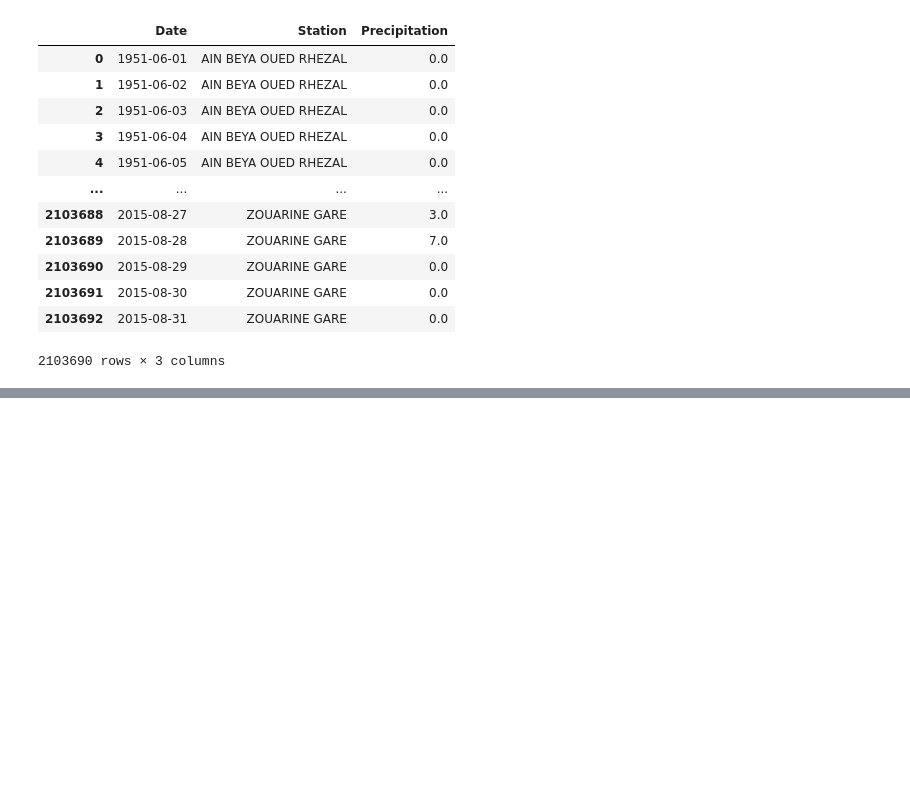
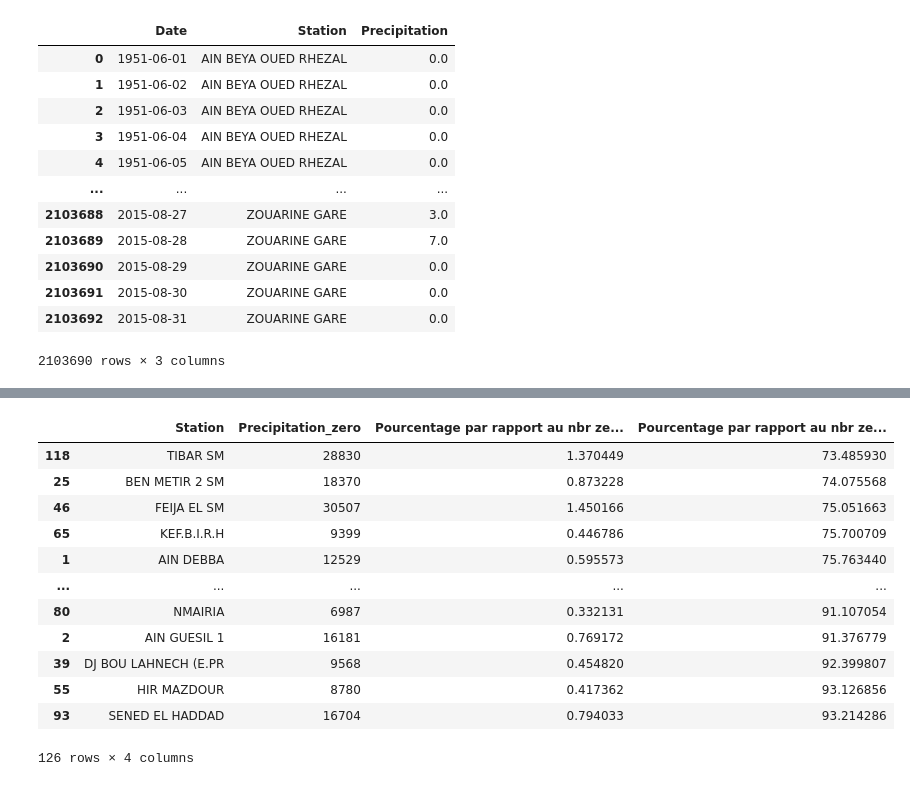
Before and after one commit to linamarwabelkilani/modelisation-hydrologique, a Jupyter notebook: netoyage_des_données_v3.ipynb, the cells around one changed output, grey strips where cells are left out. Drawn from its saved outputs; the diff is of its cells as text; code cells hidden in the pictures; blank space fills up the shorter version.

```diff
--- a/netoyage_des_données_v3.ipynb
+++ b/netoyage_des_données_v3.ipynb
@@ -60,0 +125,18 @@ les nombres des zero :  1745539  pourcontage :  82.97510564769523
+# %%
+#ordre Croissant
+nbr_zero_par_station.sort_values(by=["Pourcentage par rapport au nbr zero station%"],ascending=True, inplace=True)
+nbr_zero_par_station
+# %% [output]
+|  | Station | Precipitation_zero | Pourcentage par rapport au nbr ze... | Pourcentage par rapport au nbr ze... |
+| 118 | TIBAR SM | 28830 | 1.370449 | 73.485930 |
+| 25 | BEN METIR 2 SM | 18370 | 0.873228 | 74.075568 |
+| 46 | FEIJA EL SM | 30507 | 1.450166 | 75.051663 |
+| 65 | KEF.B.I.R.H | 9399 | 0.446786 | 75.700709 |
+| 1 | AIN DEBBA | 12529 | 0.595573 | 75.763440 |
+| ... | ... | ... | ... | ... |
+| 80 | NMAIRIA | 6987 | 0.332131 | 91.107054 |
+| 2 | AIN GUESIL 1 | 16181 | 0.769172 | 91.376779 |
+| 39 | DJ BOU LAHNECH (E.PR | 9568 | 0.454820 | 92.399807 |
+| 55 | HIR MAZDOUR | 8780 | 0.417362 | 93.126856 |
+| 93 | SENED EL HADDAD | 16704 | 0.794033 | 93.214286 |
+126 rows × 4 columns
```
Also changed, not shown: parts of 4 cells of this notebook.
